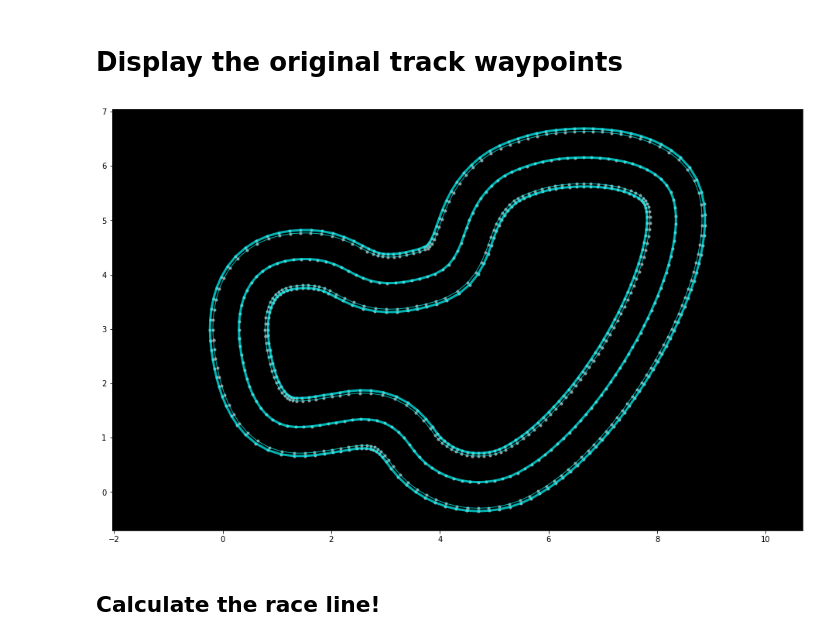
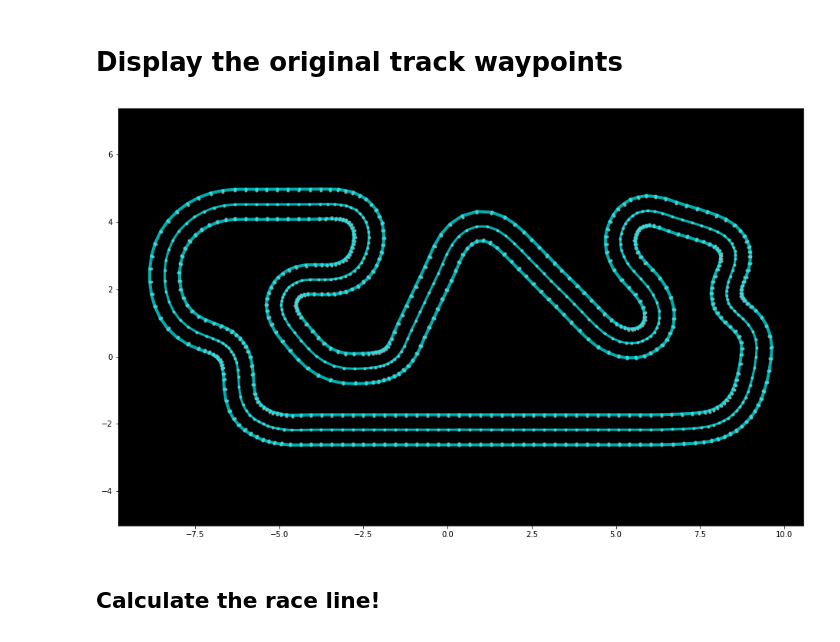
Before and after one commit to nalbam/deepracer-k1999-race-lines, a Jupyter notebook: Race-Line-Calculation.ipynb, the cells around one changed output. Cells and saved outputs as stored; diff of their text form; code cells hidden in the pictures.

Commit message:
spain 500

```diff
--- a/Race-Line-Calculation.ipynb
+++ b/Race-Line-Calculation.ipynb
@@ -65,7 +65,7 @@ available_track_names
  'London_Loop_Train']
 # %%
 # Replace the name here with the track to analyze
-TRACK_NAME = 'reInvent2019_track'
+TRACK_NAME = 'Spain_track'
 
 # Load the center, inner, outer waypoints
 waypoints = np.load("./tracks/%s.npy" % TRACK_NAME)
@@ -96,31 +96,31 @@ Is loop/ring?  True
 # %%
 def plot_coords(ax, ob):
     x, y = ob.xy
     ax.plot(x, y, '.', color='#999999', zorder=1)
 
 def plot_bounds(ax, ob):
     x, y = zip(*list((p.x, p.y) for p in ob.boundary))
     ax.plot(x, y, '.', color='#000000', zorder=1)
 
-def plot_line(ax, ob, width=3):
+def plot_line(ax, ob, width):
     x, y = ob.xy
     ax.plot(x, y, color='cyan', alpha=0.7, linewidth=width, solid_capstyle='round', zorder=2)
 
-def print_border(ax, waypoints, width=3):
+def print_border(ax, waypoints, width=2):
     line = LineString(waypoints)
     plot_coords(ax, line)
     plot_line(ax, line, width)
 
 fig = plt.figure(1, figsize=(16, 10))
 ax = fig.add_subplot(111, facecolor='black')
 plt.axis('equal')
-print_border(ax, center_line)
+print_border(ax, center_line, 3)
 print_border(ax, inner_border)
 print_border(ax, outer_border)
 print_border(ax, inner_border2, 1)
 print_border(ax, outer_border2, 1)
 # %% [output]
-[figure, old version]
+[figure, new version]
 # %%
 # From https://github.com/e-koch/ewky_scripts/blob/master/curvature.py
 
```
Also changed, not shown: parts of 5 cells of this notebook, 2 other files.
